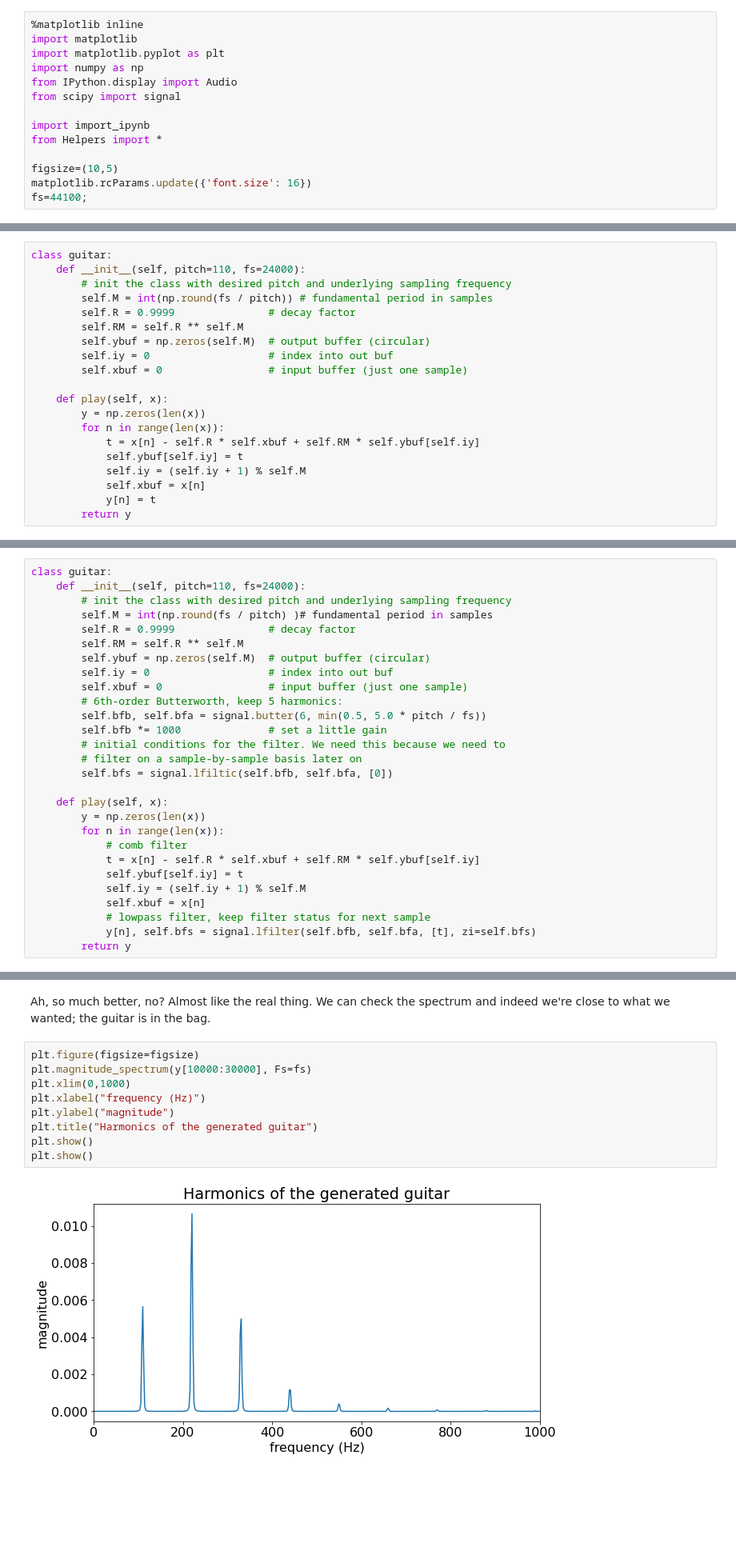
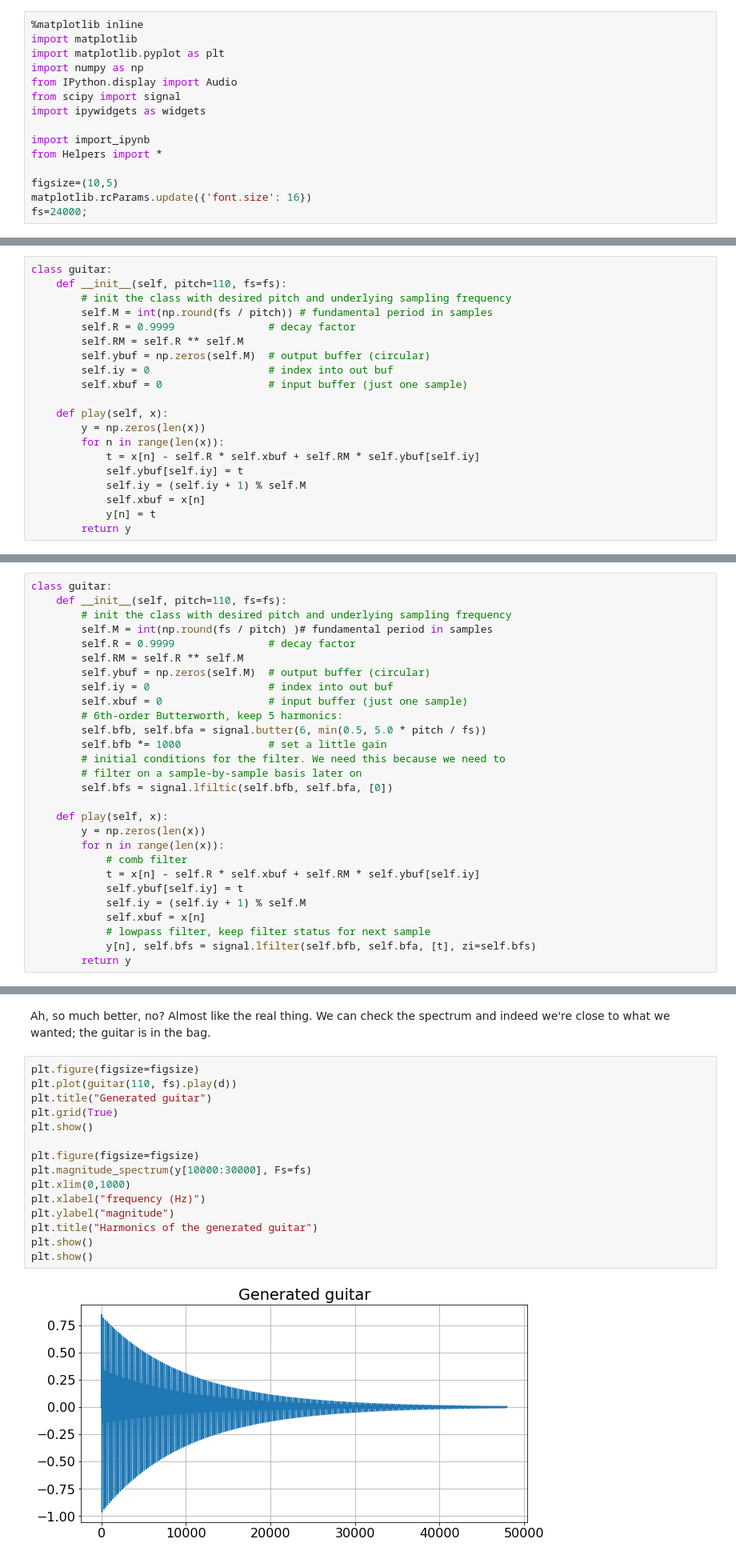
Before and after one commit to lucieperrotta/computersandmusic, a Jupyter notebook: Beatles.ipynb, the cells around one changed output, grey strips where cells are left out. Shown at 80% size. Saved outputs shown, nothing was run; the diff lists cells and outputs as text; blank space fills up the shorter version.

Commit message:
Bug and import fixes

```diff
--- a/Beatles.ipynb
+++ b/Beatles.ipynb
@@ -9,13 +9,14 @@ import matplotlib.pyplot as plt
 import numpy as np
 from IPython.display import Audio
 from scipy import signal
+import ipywidgets as widgets
 
 import import_ipynb
 from Helpers import *
 
 figsize=(10,5)
 matplotlib.rcParams.update({'font.size': 16})
-fs=44100;
+fs=24000;
 # %% [output]
 importing Jupyter notebook from Helpers.ipynb
 # %% [markdown]
@@ -103,7 +111,7 @@ $$
 With this, here's an idea for a guitar simulation: the string behavior is captured by a comb filter where $N$ is given by the period (in samples) of the desired fundamental frequency. Let's try it out:
 # %%
 class guitar:
-    def __init__(self, pitch=110, fs=24000):
+    def __init__(self, pitch=110, fs=fs):
         # init the class with desired pitch and underlying sampling frequency
         self.M = int(np.round(fs / pitch)) # fundamental period in samples
         self.R = 0.9999               # decay factor
@@ -151,7 +159,7 @@ Although we have multiples of the fundamental, we actually have _too many_ spect
 Well, it's not too hard to get rid of unwanted spectral content: just add a lowpass filter. In this case we use a simple Butterworth that keeps only the first five harmonics:
 # %%
 class guitar:
-    def __init__(self, pitch=110, fs=24000):
+    def __init__(self, pitch=110, fs=fs):
         # init the class with desired pitch and underlying sampling frequency
         self.M = int(np.round(fs / pitch) )# fundamental period in samples
         self.R = 0.9999               # decay factor
@@ -187,13 +195,19 @@ Audio(data=y, rate=fs, embed=True)
 # %% [markdown]
 Ah, so much better, no? Almost like the real thing. We can check the spectrum and indeed we're close to what we wanted; the guitar is in the bag.
 # %%
+plt.figure(figsize=figsize)
+plt.plot(guitar(110, fs).play(d))
+plt.title("Generated guitar")
+plt.grid(True)
+plt.show()
+
 plt.figure(figsize=figsize)
 plt.magnitude_spectrum(y[10000:30000], Fs=fs)
 plt.xlim(0,1000)
 plt.xlabel("frequency (Hz)")
 plt.ylabel("magnitude")
 plt.title("Harmonics of the generated guitar")
 plt.show()
 plt.show()
 # %% [output]
-[figure, old version]
+[figure, new version]
```
Also changed, not shown: parts of 13 cells of this notebook, 1 other file.
